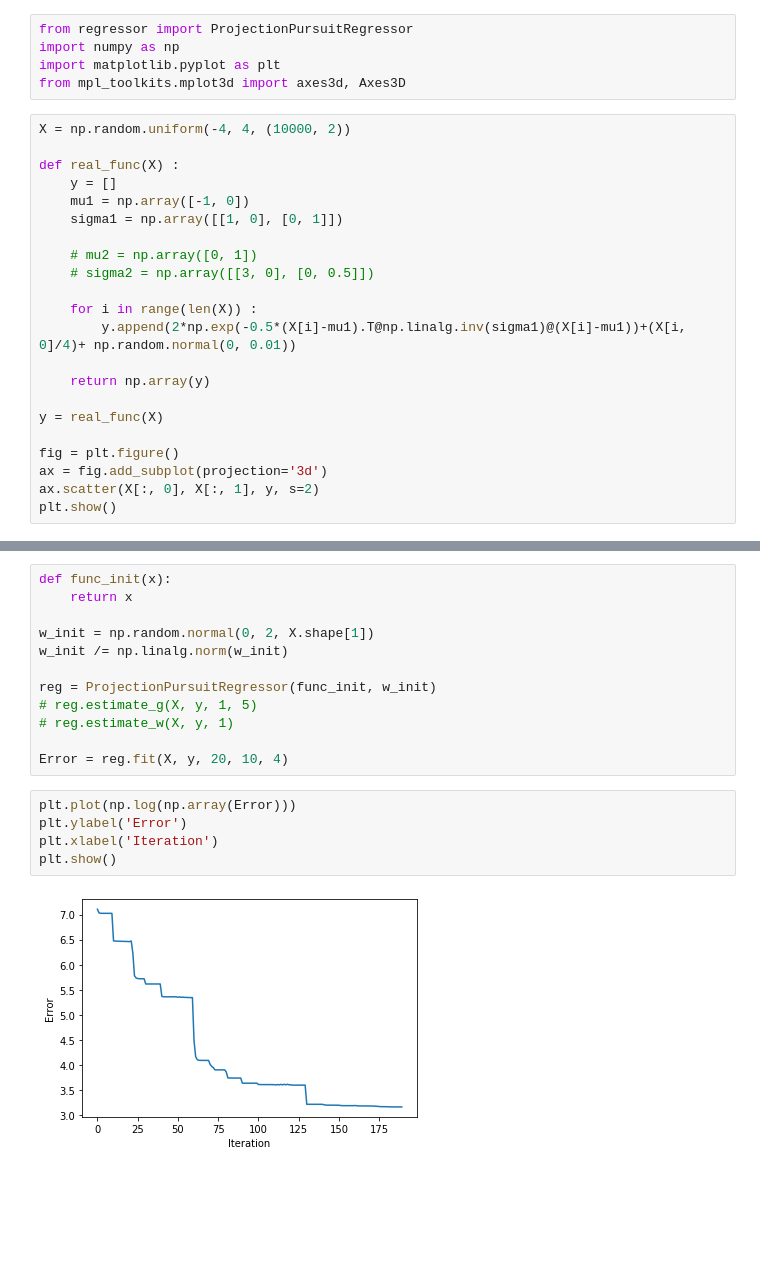
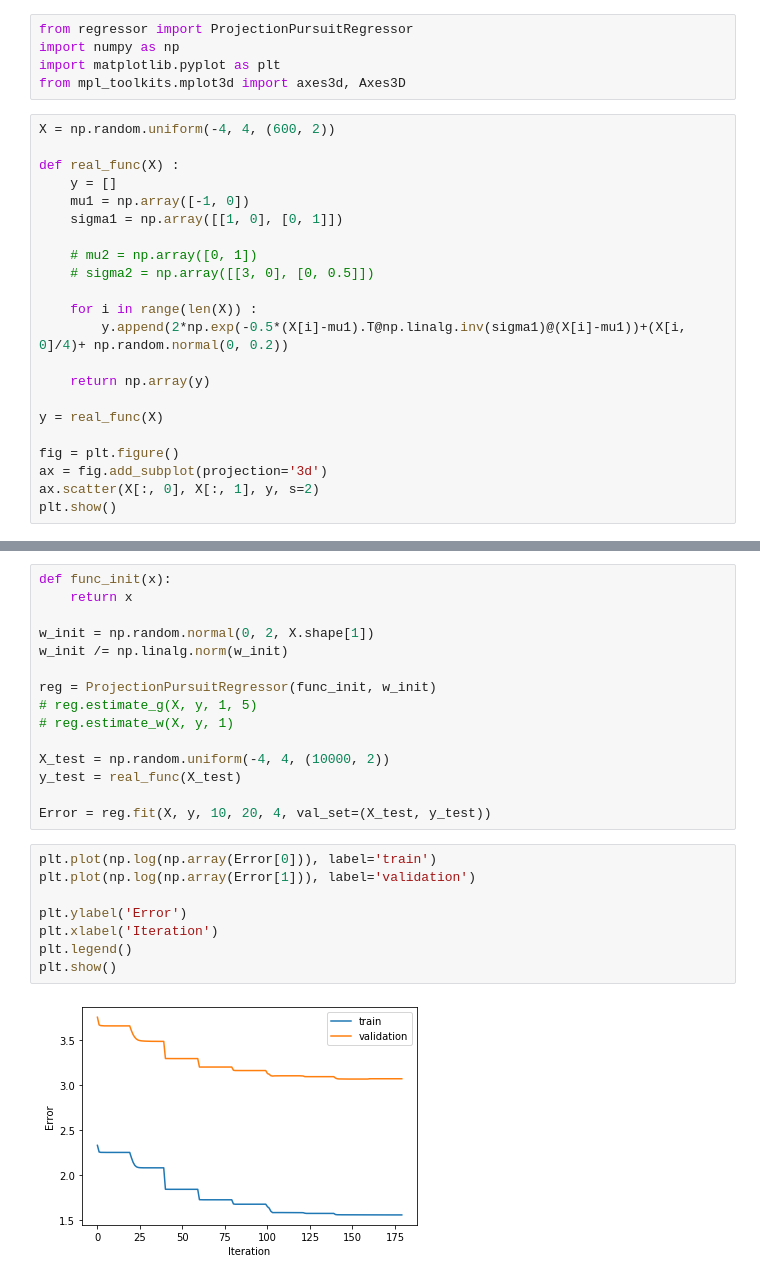
Before and after one commit to Salahidine2002/Projection_Pursuit_Regression, a Jupyter notebook: demo.ipynb, the cells around one changed output, grey strips where cells are left out. Drawn from its saved outputs; the diff is of its cells as text; blank space fills up the shorter version.

```diff
--- a/demo.ipynb
+++ b/demo.ipynb
@@ -4,7 +4,7 @@ import numpy as np
 import matplotlib.pyplot as plt
 from mpl_toolkits.mplot3d import axes3d, Axes3D
 # %%
-X = np.random.uniform(-4, 4, (10000, 2))
+X = np.random.uniform(-4, 4, (600, 2))
 
 def real_func(X) :
     y = []
@@ -15,7 +15,7 @@ def real_func(X) :
     # sigma2 = np.array([[3, 0], [0, 0.5]])
 
     for i in range(len(X)) :
-        y.append(2*np.exp(-0.5*(X[i]-mu1).T@np.linalg.inv(sigma1)@(X[i]-mu1))+(X[i, 0]/4)+ np.random.normal(0, 0.01))
+        y.append(2*np.exp(-0.5*(X[i]-mu1).T@np.linalg.inv(sigma1)@(X[i]-mu1))+(X[i, 0]/4)+ np.random.normal(0, 0.2))
 
     return np.array(y)
 
@@ -38,12 +42,18 @@ reg = ProjectionPursuitRegressor(func_init, w_init)
 # reg.estimate_g(X, y, 1, 5)
 # reg.estimate_w(X, y, 1)
 
-Error = reg.fit(X, y, 20, 10, 4)
+X_test = np.random.uniform(-4, 4, (10000, 2))
+y_test = real_func(X_test)
+
+Error = reg.fit(X, y, 10, 20, 4, val_set=(X_test, y_test))
 # %%
-plt.plot(np.log(np.array(Error)))
+plt.plot(np.log(np.array(Error[0])), label='train')
+plt.plot(np.log(np.array(Error[1])), label='validation')
+
 plt.ylabel('Error')
 plt.xlabel('Iteration')
+plt.legend()
 plt.show()
 # %% [output]
-[figure, old version]
+[figure, new version]
 # %%
```
Also changed, not shown: parts of 16 cells of this notebook, 1 other file.
